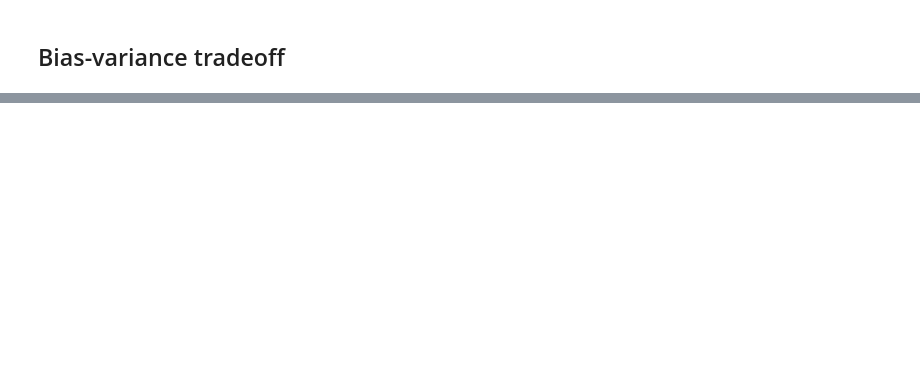
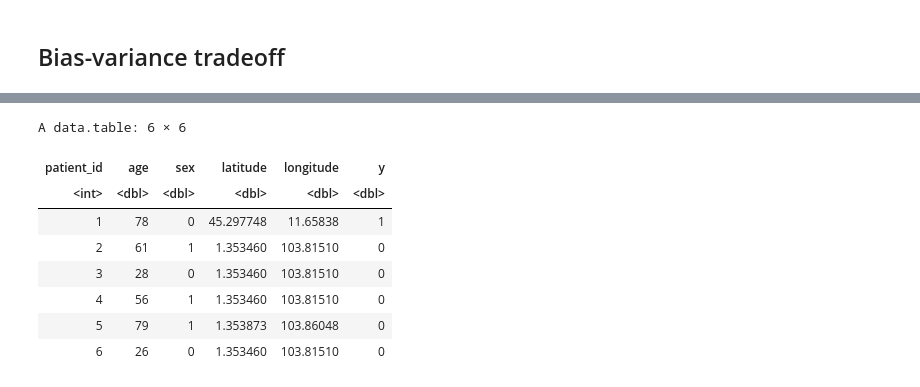
Before and after one commit to pat-alt/statisticalModellingAndInference, a Jupyter notebook: model_selection.ipynb, the cells around one changed output, grey strips where cells are left out. Cells and saved outputs as stored; diff of their text form; code cells hidden in the pictures; blank space fills up the shorter version.

```diff
--- a/model_selection.ipynb
+++ b/model_selection.ipynb
@@ -179,0 +547,13 @@ where the first term on the right-hand side corresponds to the variance of our p
+# %%
+dt <- readRDS("data/dt_preprocessed.rds")
+head(dt)
+# %% [output]
+A data.table: 6 × 6
+| patient_id | age | sex | latitude | longitude | y |
+| <int> | <dbl> | <dbl> | <dbl> | <dbl> | <dbl> |
+| 1 | 78 | 0 | 45.297748 | 11.65838 | 1 |
+| 2 | 61 | 1 | 1.353460 | 103.81510 | 0 |
+| 3 | 28 | 0 | 1.353460 | 103.81510 | 0 |
+| 4 | 56 | 1 | 1.353460 | 103.81510 | 0 |
+| 5 | 79 | 1 | 1.353873 | 103.86048 | 0 |
+| 6 | 26 | 0 | 1.353460 | 103.81510 | 0 |
```
Also changed, not shown: parts of 40 cells of this notebook, 6 other files.
